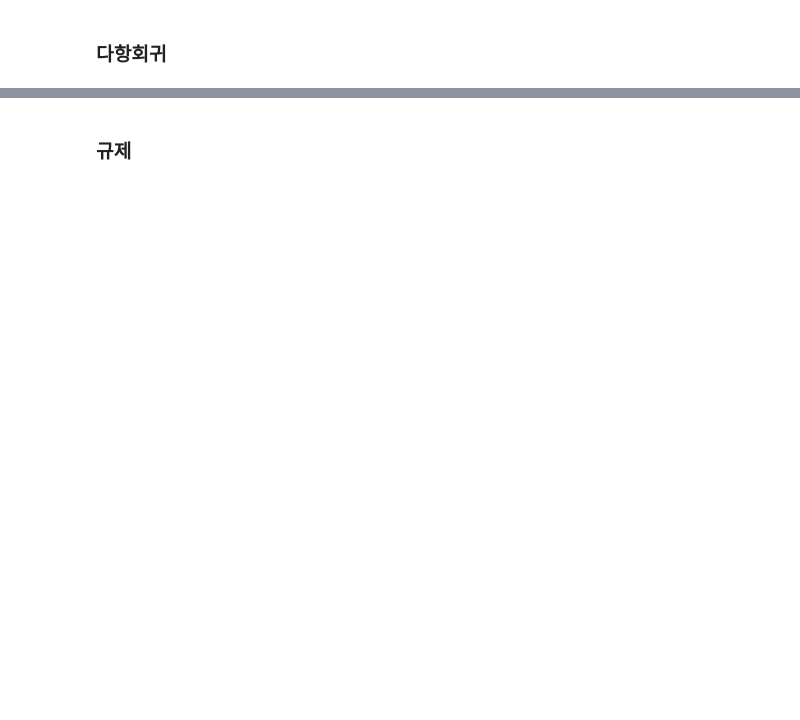
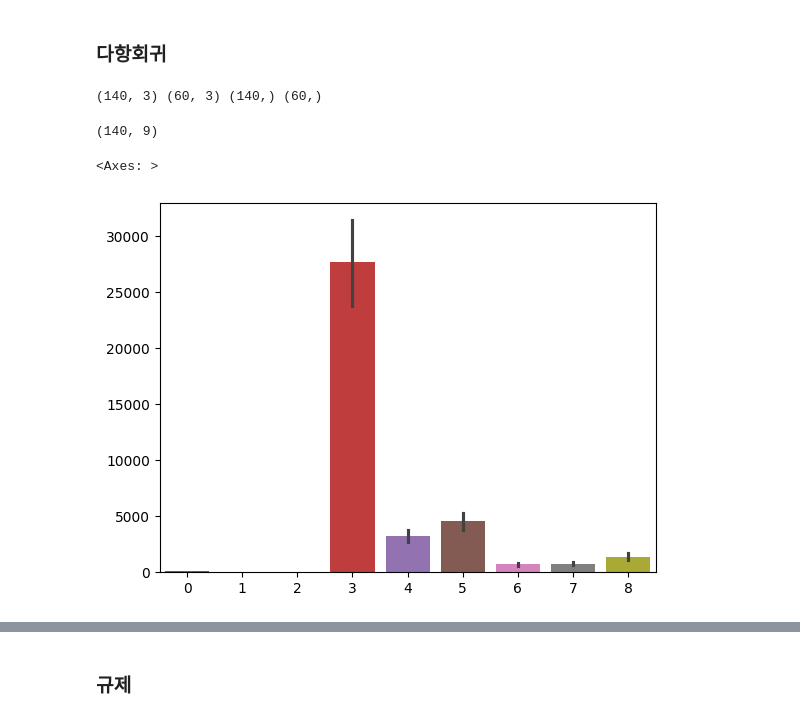
Before and after one commit to jiminxchris/pythonmlproject20260205, a Jupyter notebook: 01_회귀_광고.ipynb, the cells around one changed output, grey strips where cells are left out. Cells and saved outputs as stored; diff of their text form; code cells hidden in the pictures; blank space fills up the shorter version.

```diff
--- a/01_회귀_광고.ipynb
+++ b/01_회귀_광고.ipynb
@@ -409,0 +426,15 @@ array([12.08833222])
+# %%
+X_data = advertising.drop(['Sales'],axis=1)
+y_data = advertising['Sales']  # TODO:YOUR_CODE_HERE
+# %%
+from sklearn.model_selection import train_test_split
+
+# TODO:YOUR_CODE_HERE
+X_train, X_test, y_train, y_test = train_test_split(X_data, y_data,test_size=0.3, random_state=10 )
+print(X_train.shape, X_test.shape, y_train.shape, y_test.shape)
+# %% [output]
+(140, 3) (60, 3) (140,) (60,)
+# %%
+poly = PolynomialFeatures(degree=2, include_bias=False)
+X_train_poly = poly.fit_transform(X_train)
+X_test_poly = poly.transform(X_test)
@@ -409,0 +445,9 @@ array([12.08833222])
+# %%
+X_train_poly.shape
+# %% [output]
+(140, 9)
+# %%
+sns.barplot(X_train_poly)
+# %% [output]
+<Axes: >
+[figure, added]
```
Also changed, not shown: parts of 12 cells of this notebook.
